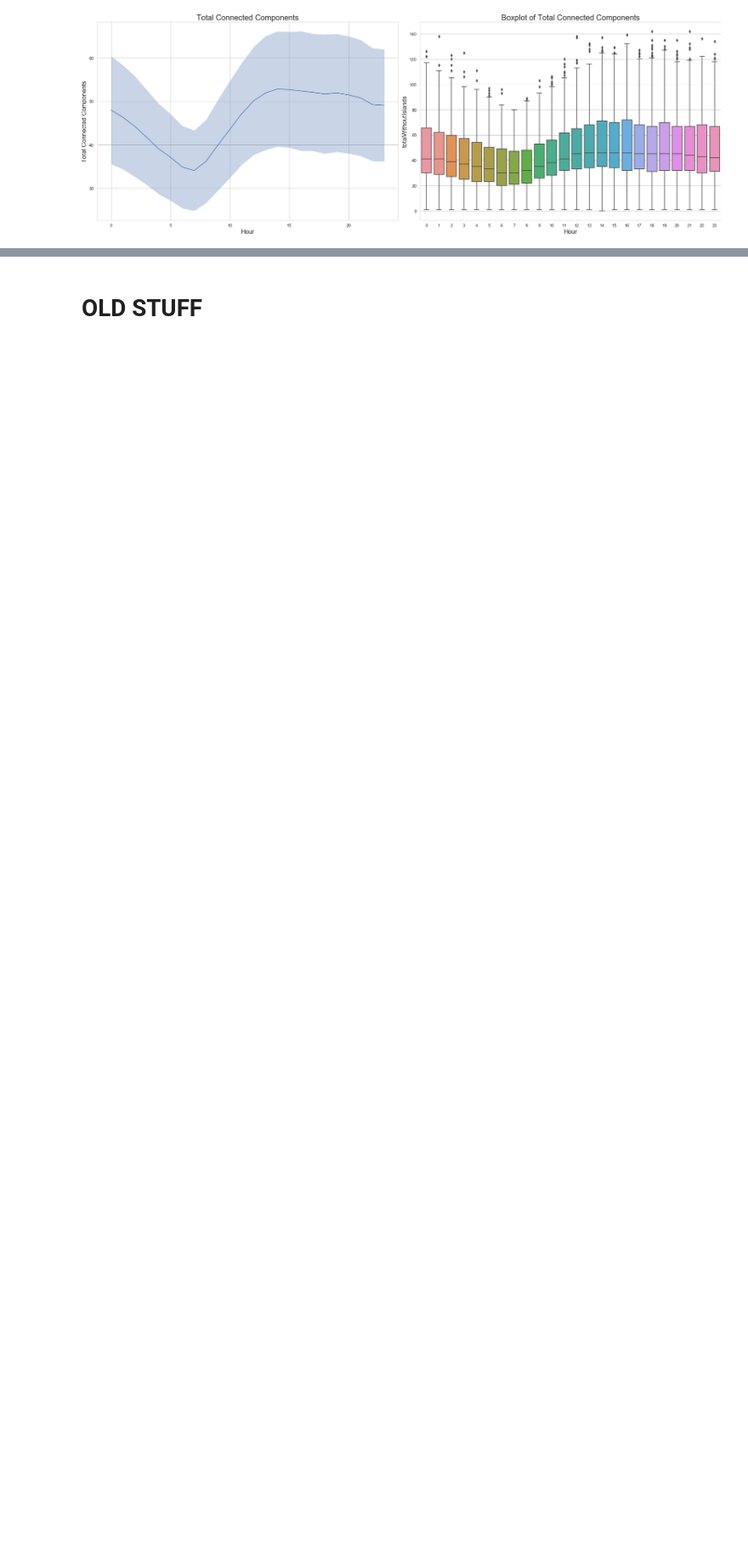
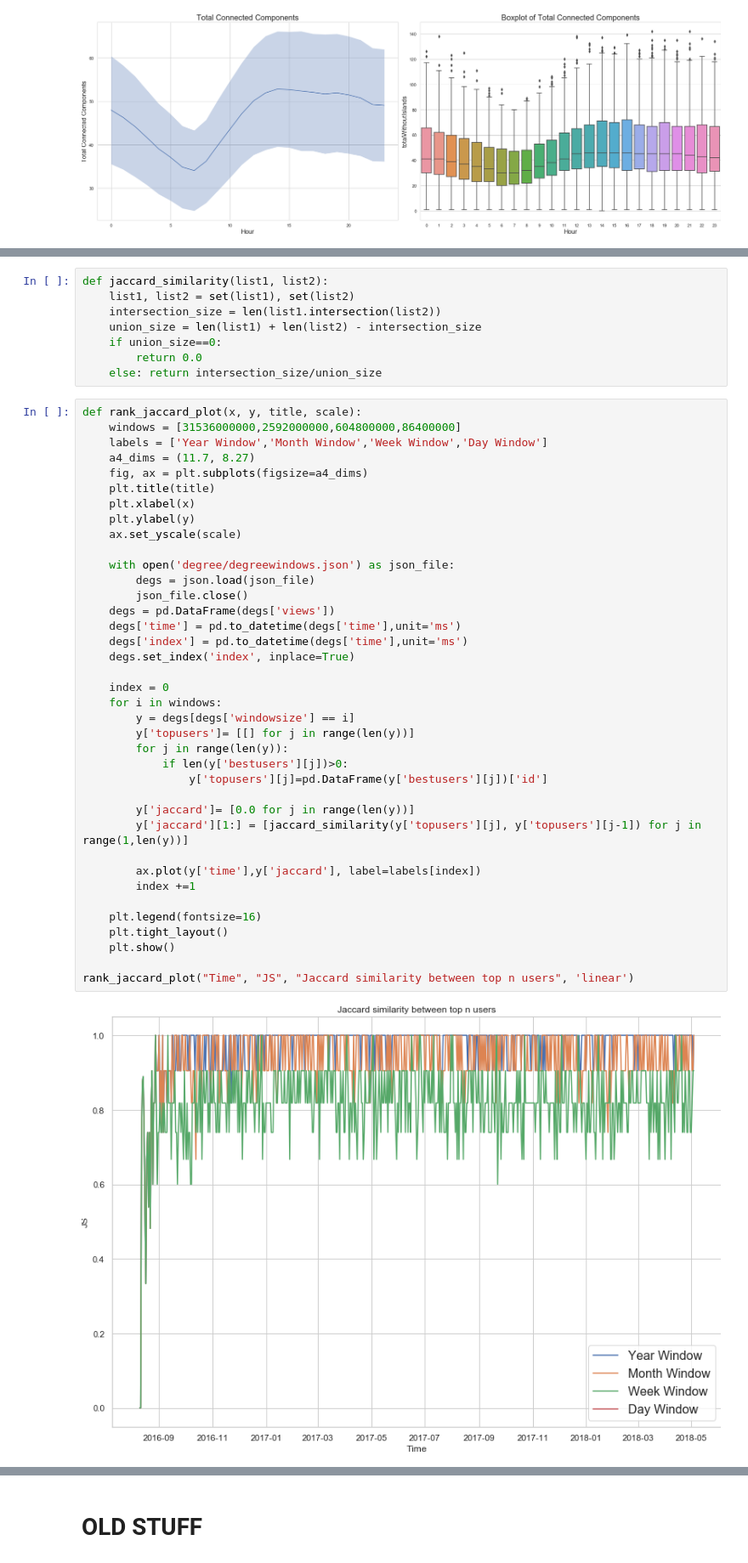
Before and after one commit to miratepuffin/Raphtory-Plots, a Jupyter notebook: Gab Plots.ipynb, the cells around one changed output, grey strips where cells are left out. Shown at 85% size. Drawn from its saved outputs; the diff is of its cells as text; blank space fills up the shorter version.

```diff
--- a/Gab Plots.ipynb
+++ b/Gab Plots.ipynb
@@ -241,6 +241,54 @@ weekly_plot('biggest','Biggest Connected Component size','Weekday Name','Largest
 #weekly_plot('totalWithoutIslands','Total Connected Components','Weekday Name','Total Connected Components','linear')
 # %% [output]
 [figure]
+# %%
+def jaccard_similarity(list1, list2):
+    list1, list2 = set(list1), set(list2)
+    intersection_size = len(list1.intersection(list2))
+    union_size = len(list1) + len(list2) - intersection_size
+    if union_size==0:
+        return 0.0
+    else: return intersection_size/union_size
+# %%
+def rank_jaccard_plot(x, y, title, scale):
+    windows = [31536000000,2592000000,604800000,86400000]
+    labels = ['Year Window','Month Window','Week Window','Day Window']
+    a4_dims = (11.7, 8.27)
+    fig, ax = plt.subplots(figsize=a4_dims)
+    plt.title(title)
+    plt.xlabel(x)
+    plt.ylabel(y)
+    ax.set_yscale(scale)
+
+    with open('degree/degreewindows.json') as json_file:
+        degs = json.load(json_file)
+        json_file.close()
+    degs = pd.DataFrame(degs['views'])
+    degs['time'] = pd.to_datetime(degs['time'],unit='ms')
+    degs['index'] = pd.to_datetime(degs['time'],unit='ms')
+    degs.set_index('index', inplace=True)
+
+    index = 0
+    for i in windows:
+        y = degs[degs['windowsize'] == i]
+        y['topusers']= [[] for j in range(len(y))]
+        for j in range(len(y)):
+            if len(y['bestusers'][j])>0:
+                y['topusers'][j]=pd.DataFrame(y['bestusers'][j])['id']
+
+        y['jaccard']= [0.0 for j in range(len(y))]
+        y['jaccard'][1:] = [jaccard_similarity(y['topusers'][j], y['topusers'][j-1]) for j in range(1,len(y))]
+
+        ax.plot(y['time'],y['jaccard'], label=labels[index])
+        index +=1
+
+    plt.legend(fontsize=16)
+    plt.tight_layout()
+    plt.show()
+
+rank_jaccard_plot("Time", "JS", "Jaccard similarity between top n users", 'linear')
+# %% [output]
+[figure, added]
 # %%
 def fullPlot(toPlot,title,x,y,scale,start,end):
     windows = [31536000000,2592000000,604800000,86400000]
```
Also changed, not shown: parts of 3 cells of this notebook.
